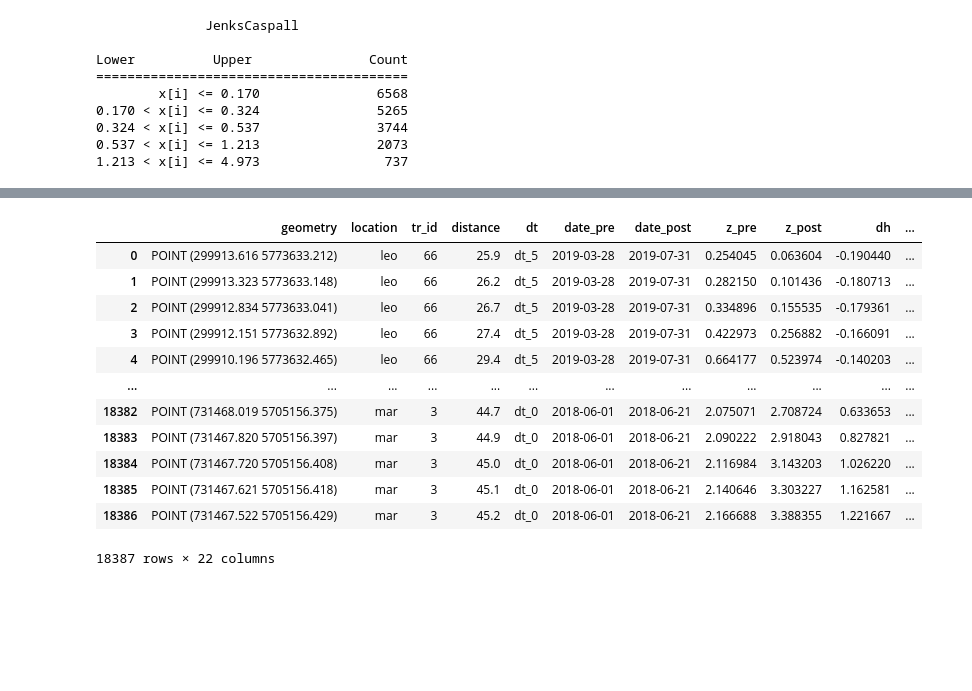
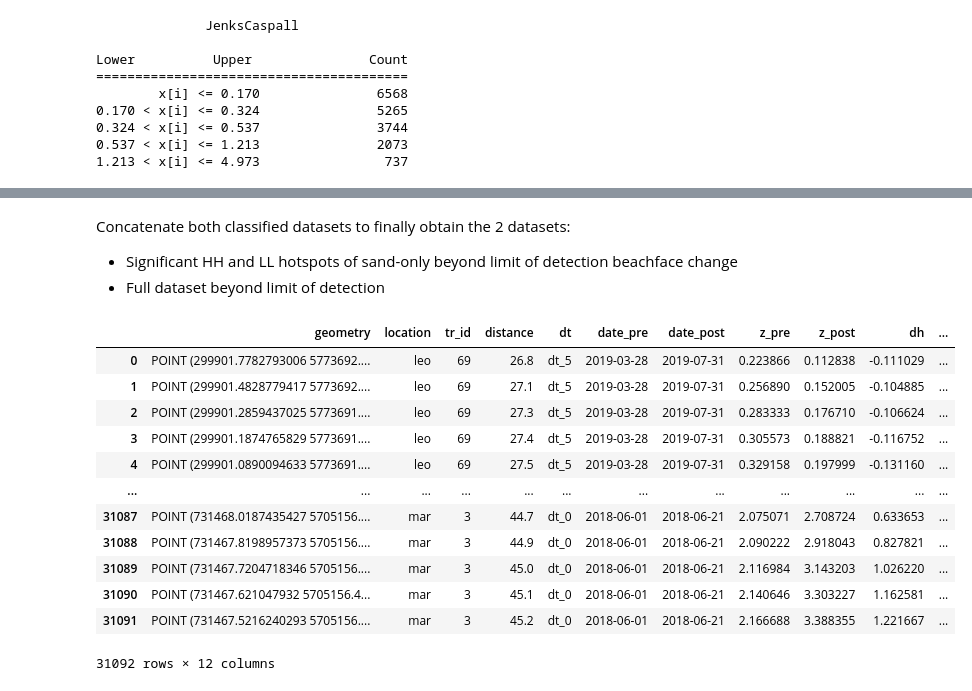
Before and after one commit to npucino/sandpyper, a Jupyter notebook: examples/Hotspot analysis.ipynb, the cells around one changed output, grey strips where cells are left out. Cells and saved outputs as stored; diff of their text form; code cells hidden in the pictures; blank space fills up the shorter version.

```diff
--- a/examples/Hotspot analysis.ipynb
+++ b/examples/Hotspot analysis.ipynb
@@ -193,15 +200,19 @@ lisa_df.to_csv(r"C:\my_packages\doc_data\profiles\lisa_location.csv")
 # %%
-#filter only significant HH and LL hotspots
-#filter only beyond global LoD dh
+# For location-scale analysis
+#sig_hhll=lisa_df.query("lisa_p_sim <= 0.001 & lisa_q in [1,3]") # discard spatial outliers
+#sig_hhll= sig_hhll[~sig_hhll['dh'].between(-0.05, 0.05)]  # discard points within global limit of detection (5 cm)
+#sig_hhll.index=(range(sig_hhll.shape[0]))
 
-sig_hhll=lisa_df.query("lisa_p_sim <= 0.001 & lisa_q in [1,3]")
-sig_hhll= sig_hhll[~sig_hhll['dh'].between(-0.05, 0.05)]
-sig_hhll.index=(range(sig_hhll.shape[0]))
+dh_df= dh_df[~dh_df['dh'].between(-0.05, 0.05)]  # discard points within global limit of detection (5 cm)
+dh_df.index=(range(dh_df.shape[0]))
 # %%
 #separate the erosion and the deposition clusters
 
-sig_hhll_ero=sig_hhll[sig_hhll.dh < 0]
-sig_hhll_depo=sig_hhll[sig_hhll.dh > 0]
+#sig_hhll_ero=sig_hhll[sig_hhll.dh < 0]
+#sig_hhll_depo=sig_hhll[sig_hhll.dh > 0]
+
+full_dh_ero=dh_df[dh_df.dh < 0]
+full_dh_depo=dh_df[dh_df.dh > 0]
 # %% [markdown]
 ## Equal classes adapted from JC
 # %% [markdown]
@@ -245,14 +283,20 @@ states_ero={0:"ee",1:"he",2:"me",3:"se",4:"ue"}
 states_depo={0:"ud",1:"sd",2:"md",3:"hd",4:"ed"}
 
 
-tags_erosion=[states_ero[i] for i in class_erosion]
-tags_deposition=[states_depo[i] for i in class_deposition]
+#tags_erosion=[states_ero[i] for i in class_erosion]
+#tags_deposition=[states_depo[i] for i in class_deposition]
+tags_erosion_fulldh=[states_ero[i] for i in class_erosion_fulldh]
+tags_deposition_fulldh=[states_depo[i] for i in class_deposition_fulldh]
 
-sig_hhll_ero["jc_bin"]=class_erosion
-sig_hhll_depo["jc_bin"]=class_deposition
+#sig_hhll_ero["jc_bin"]=class_erosion
+#sig_hhll_depo["jc_bin"]=class_deposition
+full_dh_ero["jc_bin"]=class_erosion_fulldh
+full_dh_depo["jc_bin"]=class_deposition_fulldh
 
-sig_hhll_ero["markov_tag"]=tags_erosion
-sig_hhll_depo["markov_tag"]=tags_deposition
+#sig_hhll_ero["markov_tag"]=tags_erosion
+#sig_hhll_depo["markov_tag"]=tags_deposition
+full_dh_ero["markov_tag"]=tags_erosion_fulldh
+full_dh_depo["markov_tag"]=tags_deposition_fulldh
 # %% [output]
 A value is trying to be set on a copy of a slice from a DataFrame.
 Try using .loc[row_indexer,col_indexer] = value instead
@@ -262,21 +321,24 @@ See the caveats in the documentation: https://pandas.pydata.org/pandas-docs/stab
+# %% [markdown]
+Concatenate both classified datasets to finally obtain the 2 datasets:
+* Significant HH and LL hotspots of sand-only beyond limit of detection beachface change
+* Full dataset beyond limit of detection
 # %%
-# concatenate both classified datasets to finally obtain
-# a dataset of HH and LL hotspots (or clusters) of sand-only beach change
+#labelled_hotspot_df=pd.concat([sig_hhll_ero,sig_hhll_depo],ignore_index=False)
+labelled_fulldh_df=pd.concat([full_dh_ero,full_dh_depo],ignore_index=False)
 
-labelled_hotspot_df=pd.concat([sig_hhll_ero,sig_hhll_depo],ignore_index=False)
-labelled_hotspot_df
+labelled_fulldh_df
 # %% [output]
 |  | geometry | location | tr_id | distance | dt | date_pre | date_post | z_pre | z_post | dh | ... |
-| 0 | POINT (299913.616 5773633.212) | leo | 66 | 25.9 | dt_5 | 2019-03-28 | 2019-07-31 | 0.254045 | 0.063604 | -0.190440 | ... |
-| 1 | POINT (299913.323 5773633.148) | leo | 66 | 26.2 | dt_5 | 2019-03-28 | 2019-07-31 | 0.282150 | 0.101436 | -0.180713 | ... |
-| 2 | POINT (299912.834 5773633.041) | leo | 66 | 26.7 | dt_5 | 2019-03-28 | 2019-07-31 | 0.334896 | 0.155535 | -0.179361 | ... |
-| 3 | POINT (299912.151 5773632.892) | leo | 66 | 27.4 | dt_5 | 2019-03-28 | 2019-07-31 | 0.422973 | 0.256882 | -0.166091 | ... |
-| 4 | POINT (299910.196 5773632.465) | leo | 66 | 29.4 | dt_5 | 2019-03-28 | 2019-07-31 | 0.664177 | 0.523974 | -0.140203 | ... |
+| 0 | POINT (299901.7782793006 5773692.... | leo | 69 | 26.8 | dt_5 | 2019-03-28 | 2019-07-31 | 0.223866 | 0.112838 | -0.111029 | ... |
+| 1 | POINT (299901.4828779417 5773692.... | leo | 69 | 27.1 | dt_5 | 2019-03-28 | 2019-07-31 | 0.256890 | 0.152005 | -0.104885 | ... |
+| 2 | POINT (299901.2859437025 5773691.... | leo | 69 | 27.3 | dt_5 | 2019-03-28 | 2019-07-31 | 0.283333 | 0.176710 | -0.106624 | ... |
+| 3 | POINT (299901.1874765829 5773691.... | leo | 69 | 27.4 | dt_5 | 2019-03-28 | 2019-07-31 | 0.305573 | 0.188821 | -0.116752 | ... |
+| 4 | POINT (299901.0890094633 5773691.... | leo | 69 | 27.5 | dt_5 | 2019-03-28 | 2019-07-31 | 0.329158 | 0.197999 | -0.131160 | ... |
 | ... | ... | ... | ... | ... | ... | ... | ... | ... | ... | ... | ... |
-| 18382 | POINT (731468.019 5705156.375) | mar | 3 | 44.7 | dt_0 | 2018-06-01 | 2018-06-21 | 2.075071 | 2.708724 | 0.633653 | ... |
-| 18383 | POINT (731467.820 5705156.397) | mar | 3 | 44.9 | dt_0 | 2018-06-01 | 2018-06-21 | 2.090222 | 2.918043 | 0.827821 | ... |
-| 18384 | POINT (731467.720 5705156.408) | mar | 3 | 45.0 | dt_0 | 2018-06-01 | 2018-06-21 | 2.116984 | 3.143203 | 1.026220 | ... |
-| 18385 | POINT (731467.621 5705156.418) | mar | 3 | 45.1 | dt_0 | 2018-06-01 | 2018-06-21 | 2.140646 | 3.303227 | 1.162581 | ... |
-| 18386 | POINT (731467.522 5705156.429) | mar | 3 | 45.2 | dt_0 | 2018-06-01 | 2018-06-21 | 2.166688 | 3.388355 | 1.221667 | ... |
+| 31087 | POINT (731468.0187435427 5705156.... | mar | 3 | 44.7 | dt_0 | 2018-06-01 | 2018-06-21 | 2.075071 | 2.708724 | 0.633653 | ... |
+| 31088 | POINT (731467.8198957373 5705156.... | mar | 3 | 44.9 | dt_0 | 2018-06-01 | 2018-06-21 | 2.090222 | 2.918043 | 0.827821 | ... |
+| 31089 | POINT (731467.7204718346 5705156.... | mar | 3 | 45.0 | dt_0 | 2018-06-01 | 2018-06-21 | 2.116984 | 3.143203 | 1.026220 | ... |
+| 31090 | POINT (731467.621047932 5705156.4... | mar | 3 | 45.1 | dt_0 | 2018-06-01 | 2018-06-21 | 2.140646 | 3.303227 | 1.162581 | ... |
+| 31091 | POINT (731467.5216240293 5705156.... | mar | 3 | 45.2 | dt_0 | 2018-06-01 | 2018-06-21 | 2.166688 | 3.388355 | 1.221667 | ... |
-18387 rows × 22 columns
+31092 rows × 12 columns
 # %%
```
Also changed, not shown: parts of 6 cells of this notebook, 6 other files.
